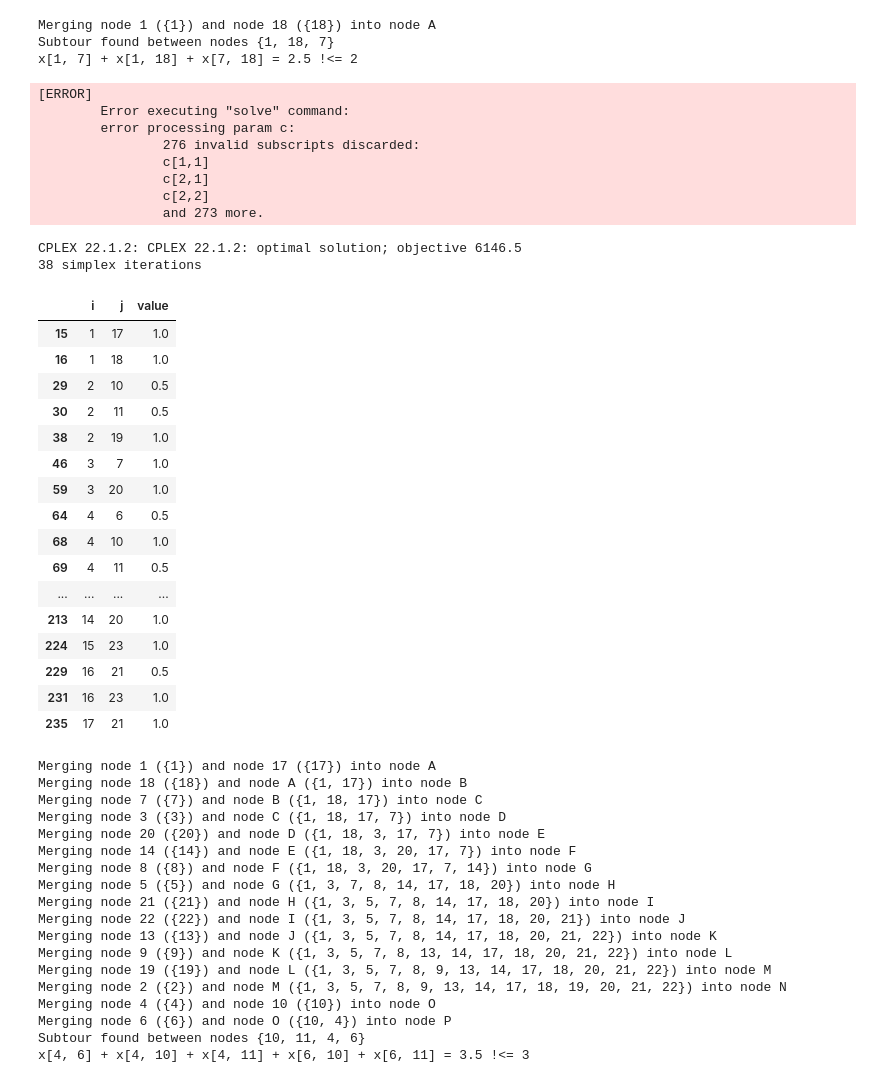
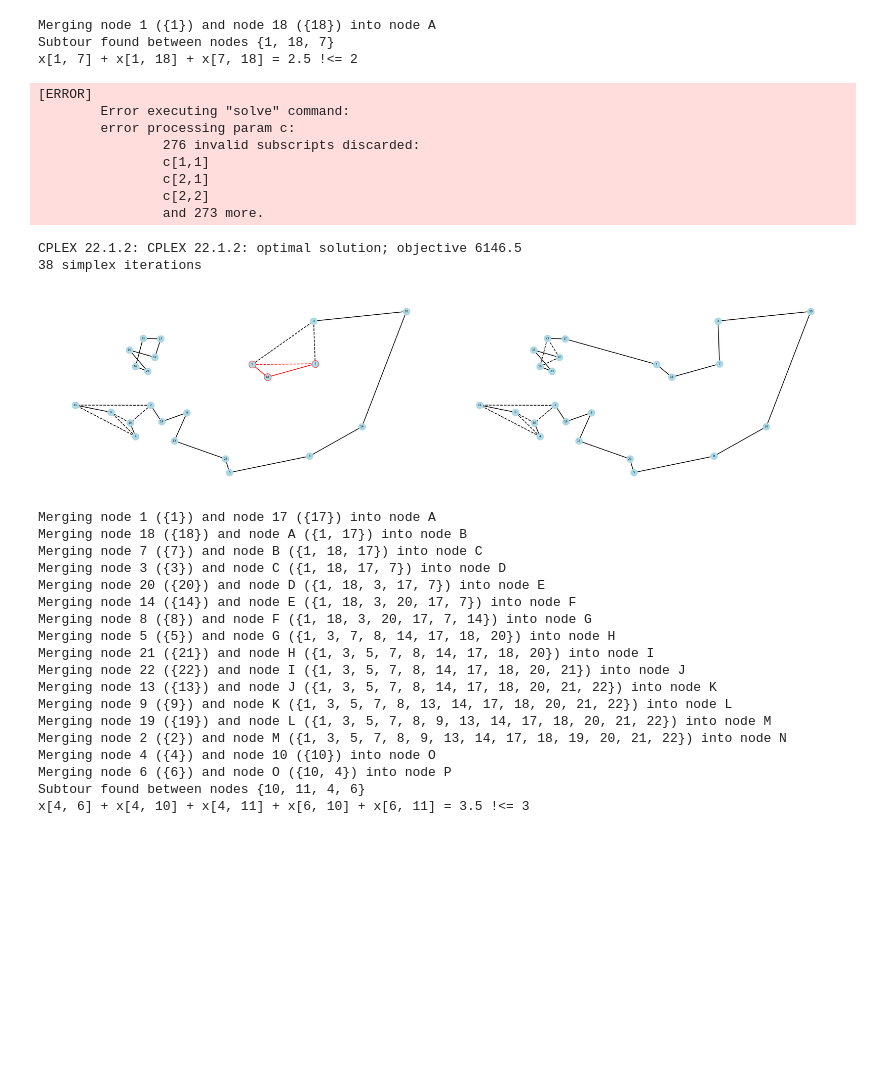
Before and after one commit to Diviloper/MESIO, a Jupyter notebook: mmio/tsp/lower_bounds.ipynb, the cells around one changed output. Saved outputs shown, nothing was run; the diff lists cells and outputs as text; code cells hidden in the pictures; blank space fills up the shorter version.

```diff
--- a/mmio/tsp/lower_bounds.ipynb
+++ b/mmio/tsp/lower_bounds.ipynb
@@ -91,7 +80,6 @@ sec_arcs, sec_cost = solve_relaxation()
 sec_df = arcs_as_dataframe(sec_arcs)
 export_arcs_to_csv(sec_arcs, "./data/sec_1.csv")
 summary_data.append(summary_entry("SEC 1", sec_arcs, sec_cost))
-sec_df[sec_df["value"] > 0]
 # %% [output]
 [ERROR]
         Error executing "solve" command:
@@ -103,23 +91,36 @@ sec_df[sec_df["value"] > 0]
                 and 273 more.
 CPLEX 22.1.2: CPLEX 22.1.2: optimal solution; objective 6146.5
 38 simplex iterations
-|  | i | j | value |
-| 15 | 1 | 17 | 1.0 |
-| 16 | 1 | 18 | 1.0 |
-| 29 | 2 | 10 | 0.5 |
-| 30 | 2 | 11 | 0.5 |
-| 38 | 2 | 19 | 1.0 |
-| 46 | 3 | 7 | 1.0 |
-| 59 | 3 | 20 | 1.0 |
-| 64 | 4 | 6 | 0.5 |
-| 68 | 4 | 10 | 1.0 |
-| 69 | 4 | 11 | 0.5 |
-| ... | ... | ... | ... |
-| 213 | 14 | 20 | 1.0 |
-| 224 | 15 | 23 | 1.0 |
-| 229 | 16 | 21 | 0.5 |
-| 231 | 16 | 23 | 1.0 |
-| 235 | 17 | 21 | 1.0 |
+# %%
+sec_fig, sec_axes = plt.subplots(1, 2, figsize=(32, 8))
+paint_graph(
+    lr_arcs,
+    axes=sec_axes[0],
+    personalized_arcs={
+        (1, 7): {
+            "edge_color": "red",
+            "style": "solid" if lr_arcs[(1, 7)].is_integer() else "dashed",
+        },
+        (1, 18): {
+            "edge_color": "red",
+            "style": "solid" if lr_arcs[(1, 18)].is_integer() else "dashed",
+        },
+        (7, 18): {
+            "edge_color": "red",
+            "style": "solid" if lr_arcs[(7, 18)].is_integer() else "dashed",
+        },
+    },
+    personalized_nodes={
+        1: {"node_color": "lightblue", "edgecolors": "red"},
+        7: {"node_color": "lightblue", "edgecolors": "red"},
+        18: {"node_color": "lightblue", "edgecolors": "red"},
+    }
+)
+paint_graph(sec_arcs, axes=sec_axes[1])
+plt.tight_layout()
+sec_fig.savefig("images/sec_1.png", dpi=400)
+# %% [output]
+[figure, added]
 # %%
 sec_cut_2 = sec_identification(sec_arcs)
 add_cut(sec_cut_2, "SEC")
```
Also changed, not shown: parts of 13 cells of this notebook, 11 other files.
